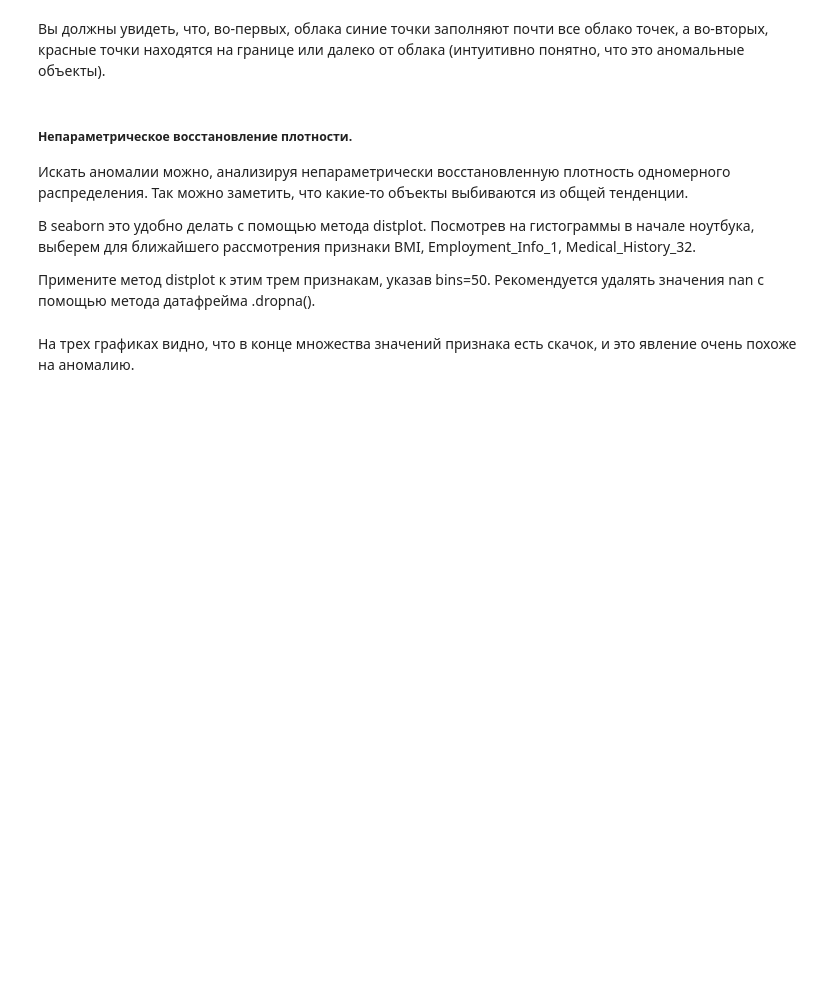
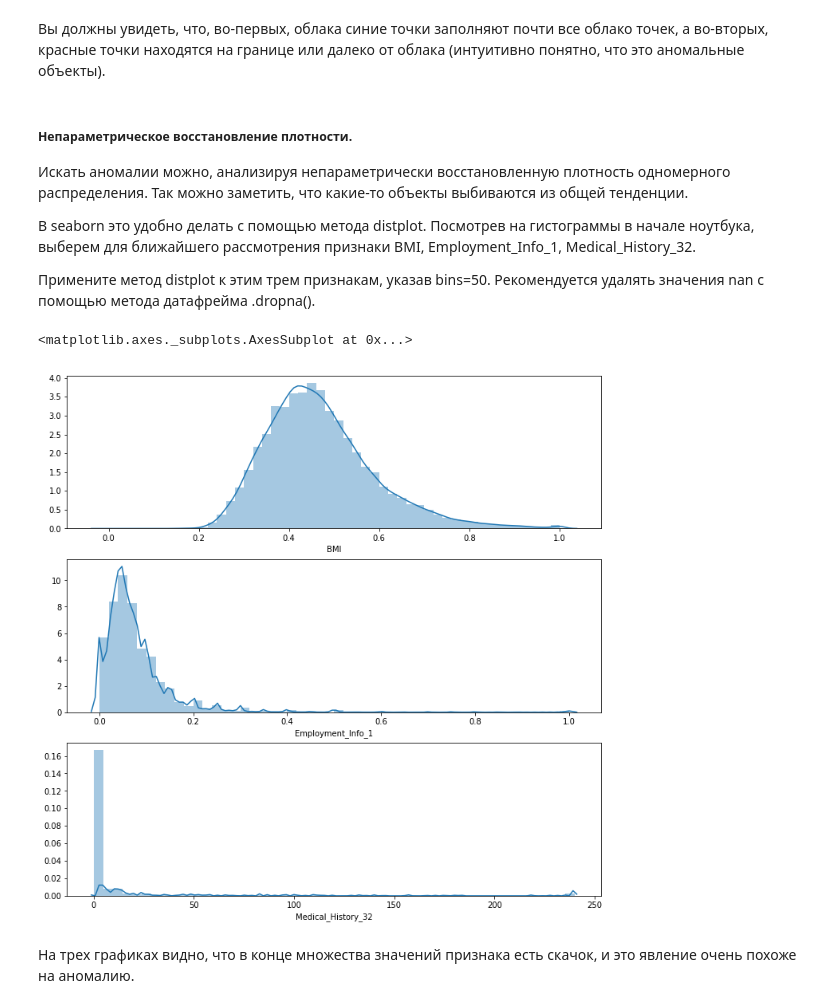
Before and after one commit to AlexeyAverin/MLLearn, a Jupyter notebook: c3w3t1.ipynb, the cells around one changed output. Cells and saved outputs as stored; diff of their text form; code cells hidden in the pictures; blank space fills up the shorter version.

```diff
--- a/c3w3t1.ipynb
+++ b/c3w3t1.ipynb
@@ -434,3 +421,13 @@ for pfo in person_features:
+# %%
+# Код 8. Восстановите плотности трех для трех указанных признаков
+
+fig, axes = plt.subplots(3, 1, figsize=(12, 12))
+seaborn.distplot((data['BMI']).dropna(), bins = 50, ax=axes[0]) #, diag_kind="kde")
+seaborn.distplot((data['Employment_Info_1']).dropna(), bins = 50, ax=axes[1])
+seaborn.distplot((data['Medical_History_32']).dropna(), bins = 50, ax=axes[2] )
+# %% [output]
+<matplotlib.axes._subplots.AxesSubplot at 0x...>
+[figure, added]
 # %% [markdown]
 На трех графиках видно, что в конце множества значений признака есть скачок, и это явление очень похоже на аномалию.
 # %% [markdown]
```
Also changed, not shown: parts of 6 cells of this notebook.
